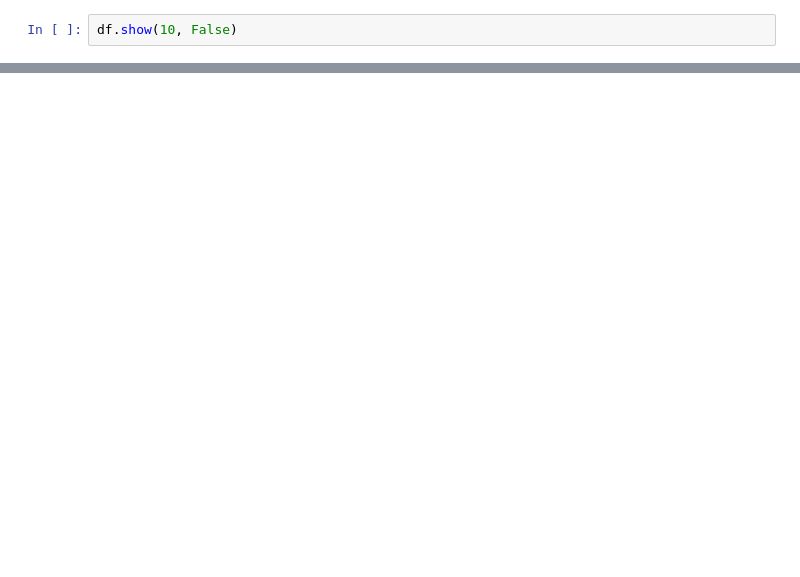
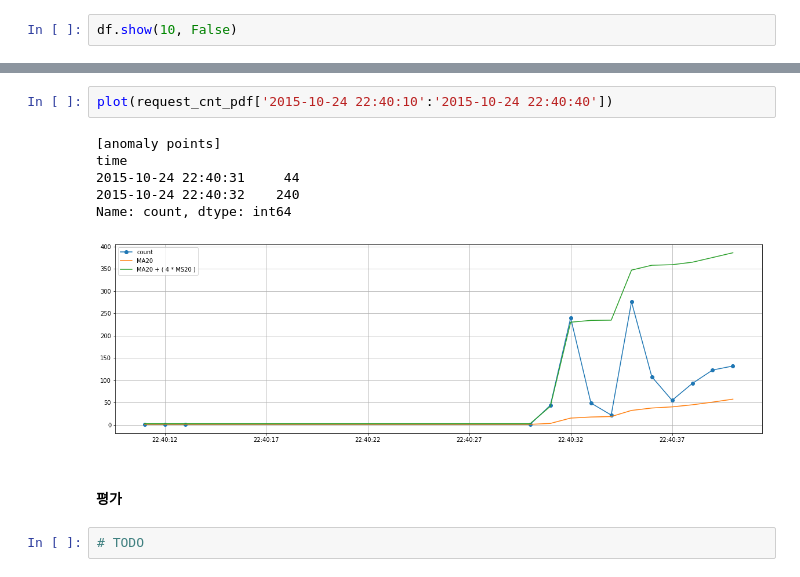
Before and after one commit to pjh0347/hadoop, a Jupyter notebook: anomaly_detection/anomaly_detection.ipynb, the cells around one changed output, grey strips where cells are left out. Cells and saved outputs as stored; diff of their text form; blank space fills up the shorter version.

```diff
--- a/anomaly_detection/anomaly_detection.ipynb
+++ b/anomaly_detection/anomaly_detection.ipynb
@@ -232,0 +182,13 @@ pdf.groupby('host')
+# %%
+plot(request_cnt_pdf['2015-10-24 22:40:10':'2015-10-24 22:40:40'])
+# %% [output]
+[anomaly points]
+time
+2015-10-24 22:40:31     44
+2015-10-24 22:40:32    240
+Name: count, dtype: int64
+[figure, added]
+# %% [markdown]
+#### 평가
+# %%
+# TODO
```
Also changed, not shown: parts of 56 cells of this notebook.
